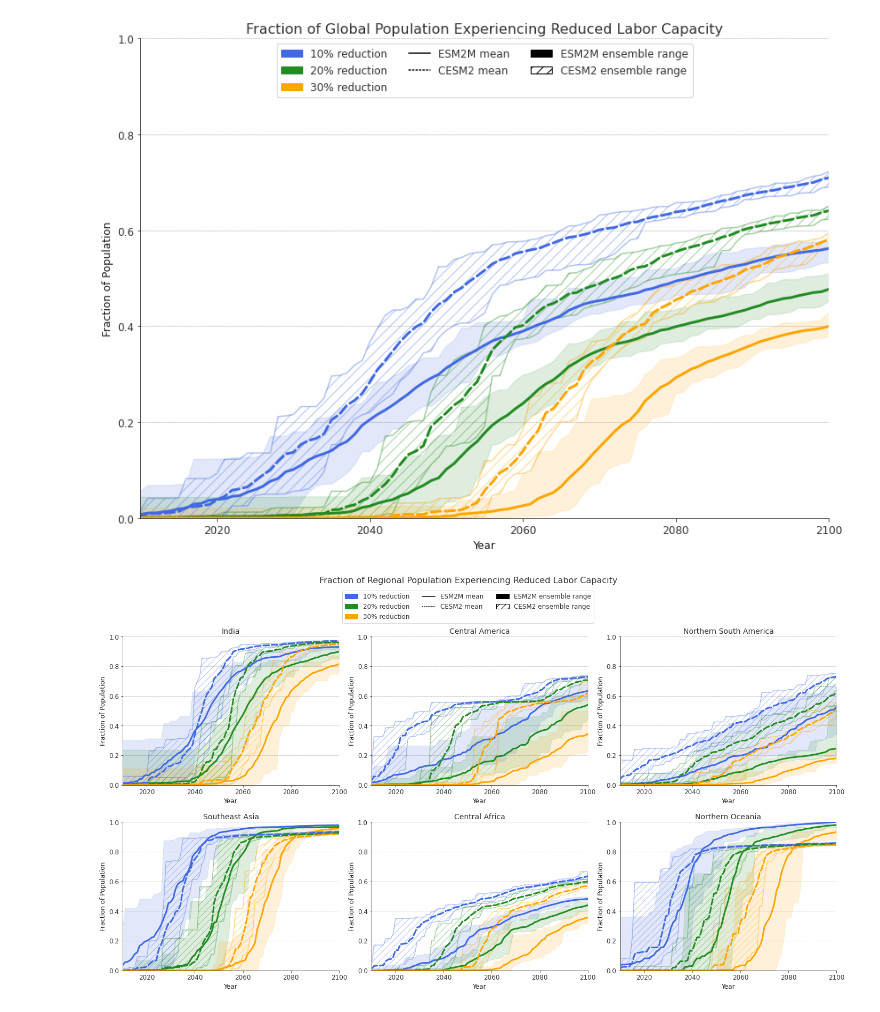
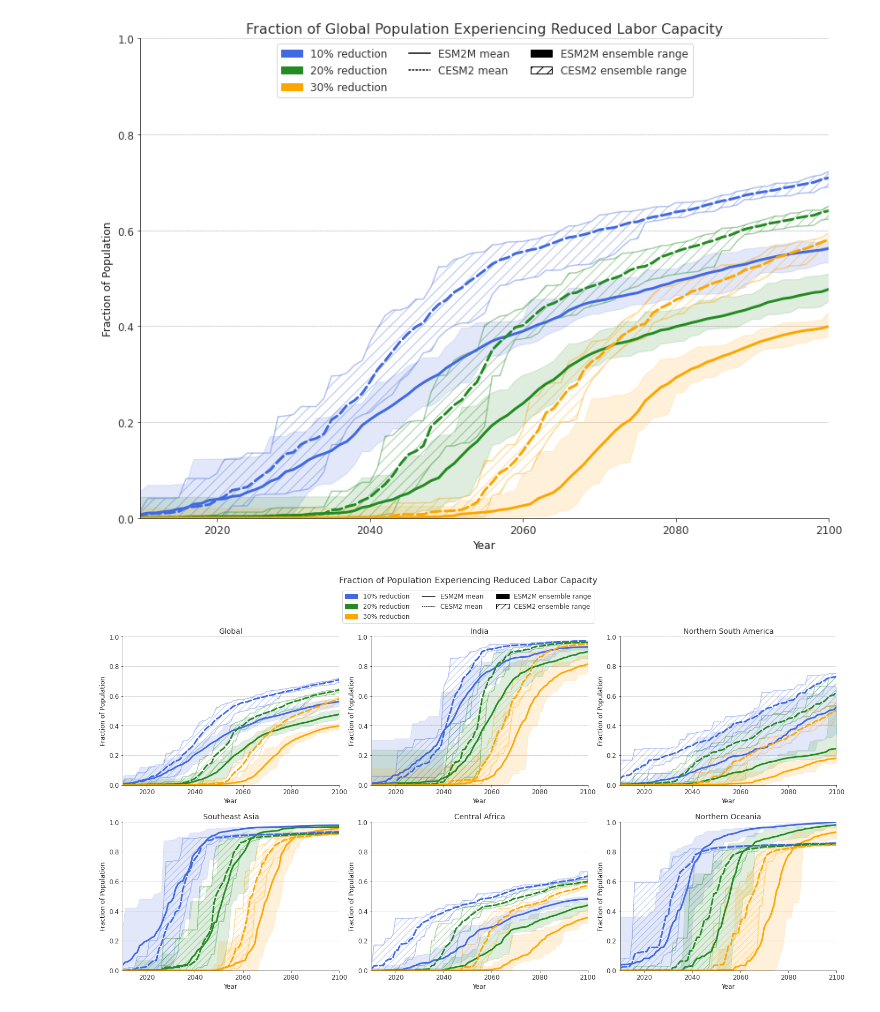
Before and after one commit to KYan19/pei, a Jupyter notebook: notebooks/8.2_Summer_ToE.ipynb, the cells around one changed output. Drawn from its saved outputs; the diff is of its cells as text; code cells hidden in the pictures.

```diff
--- a/notebooks/8.2_Summer_ToE.ipynb
+++ b/notebooks/8.2_Summer_ToE.ipynb
@@ -228,7 +225,7 @@ ax.legend(handles=[blue_patch,green_patch,orange_patch,solid_patch,hatch_patch],
 # Bar Chart
 # %%
 # Regions to plot
-regions = ['India','Central America','Northern South America','Southeast Asia','Central Africa','Northern Oceania']
+regions = ['India','Northern South America','Southeast Asia','Central Africa','Northern Oceania']
 
 # Location of region labels; width of bars
 locs = np.arange(len(regions))
@@ -337,7 +334,7 @@ ax.legend(handles=[blue_patch,green_patch,orange_patch,solid_line,dot_line,solid
 # %% [output]
 [figure]
 # %%
-regions = ['India','Central America','Northern South America','Southeast Asia','Central Africa','Northern Oceania']
+regions = ['Global','India','Northern South America','Southeast Asia','Central Africa','Northern Oceania']
 
 # Create figure and axes
 fig, axs = plt.subplots(figsize=(24,12),nrows=2,ncols=3)
@@ -351,32 +348,32 @@ for region in regions:
     ax = axs[int(index/3)][index%3]
     index+=1
 
     ds_esm2m = lf.slice_region(ds_toe_esm2m,region,'GFDL')
     pop_esm2m = lf.slice_region(ds_pop_esm2m,region,'GFDL')
     ds_cesm2 = lf.slice_region(ds_toe_cesm2,region,'CESM2')
     pop_cesm2 = lf.slice_region(ds_pop_cesm2,region,'CESM2')
 
     frac_emerge_plot(ds_esm2m,ds_cesm2,pop_esm2m,pop_cesm2,region,ax)
 
 # Set legend
 blue_patch = mpatches.Patch(color='royalblue', label='10% reduction')
 green_patch = mpatches.Patch(color='forestgreen', label='20% reduction')
 orange_patch = mpatches.Patch(color='orange', label='30% reduction')
 
 solid_line = mlines.Line2D([], [], color='black', linestyle='solid', label='ESM2M mean')
 dot_line = mlines.Line2D([], [], color='black', linestyle='dotted', label='CESM2 mean')
 
 solid_patch = mpatches.Patch(color='black', label='ESM2M ensemble range')
 hatch_patch = mpatches.Patch(fill=False, hatch='//', color='black', label='CESM2 ensemble range')
 
 fig.subplots_adjust(top=0.85)
 legend_ax = fig.add_axes([0.3, 0.875, 0.4, 0.08])
 legend_ax.legend(handles=[blue_patch,green_patch,orange_patch,solid_line,dot_line,solid_patch,hatch_patch],ncol=3,fancybox=True,loc='center',fontsize=12);
 legend_ax.set_frame_on(False)
 legend_ax.grid(False)
 legend_ax.tick_params(bottom=False,left=False,labelbottom=False,labelleft=False)
 
 fig.subplots_adjust(wspace=.15,hspace=.25)
-fig.suptitle('Fraction of Regional Population Experiencing Reduced Labor Capacity',fontsize=16);
+fig.suptitle('Fraction of Population Experiencing Reduced Labor Capacity',fontsize=16);
 # %% [output]
-[figure, old version]
+[figure, new version]
```
Also changed, not shown: parts of 6 cells of this notebook, 4 other files.
